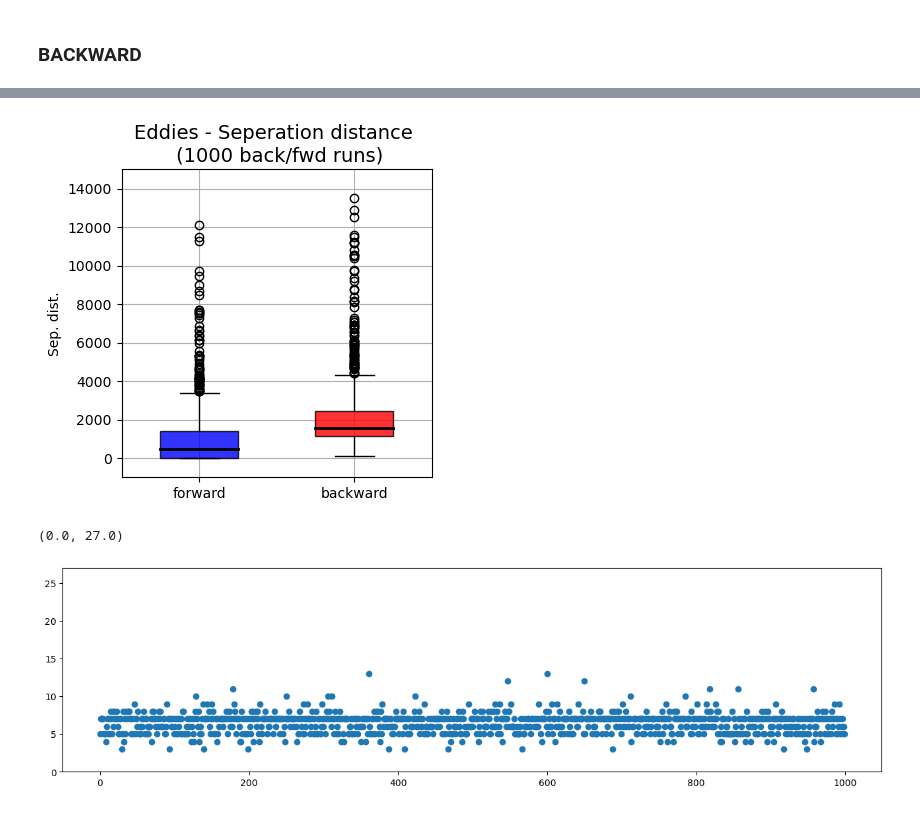
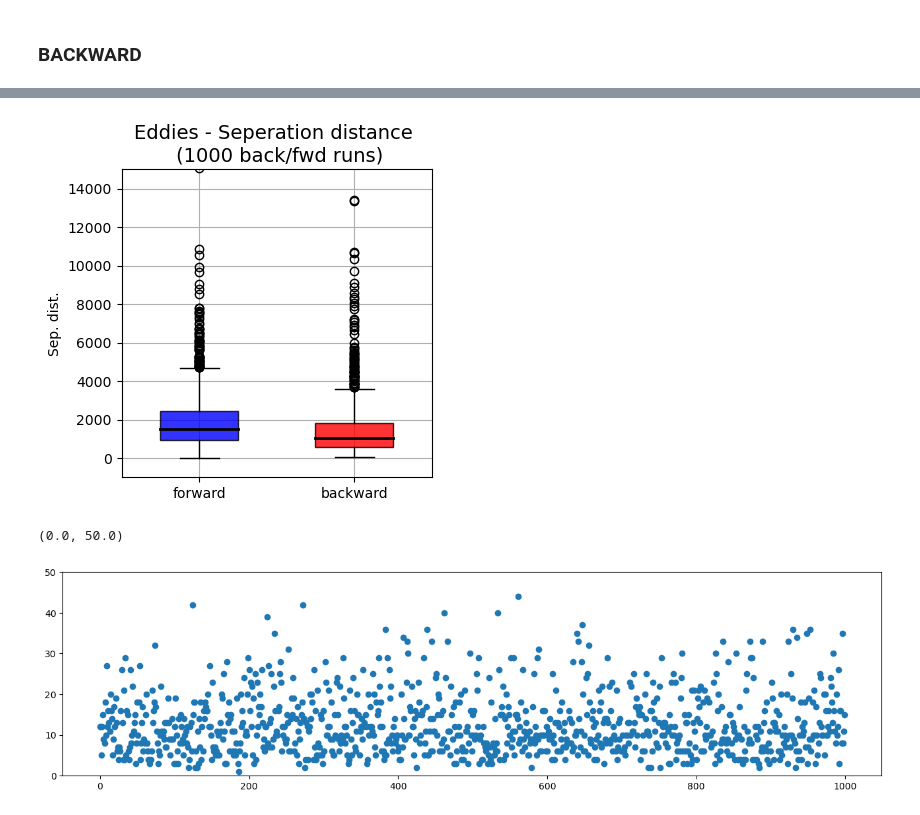
Before and after one commit to bentemoe/backtrack_opendrift, a Jupyter notebook: pick_random_fwd_as_truth_oceandrift_48h/eddies_fwd_pick.ipynb, the cells around one changed output, grey strips where cells are left out. Cells and saved outputs as stored; diff of their text form; code cells hidden in the pictures.

Commit message:
uniform random seeding

```diff
--- a/pick_random_fwd_as_truth_oceandrift_48h/eddies_fwd_pick.ipynb
+++ b/pick_random_fwd_as_truth_oceandrift_48h/eddies_fwd_pick.ipynb
@@ -302,13 +304,13 @@ np.savetxt('ur_area1000_dist_fwd.out', dist_new, delimiter=',')
 # %%
-area_back = np.loadtxt('C:/Users/bente/Documents/BACKTRACK/pick_random_fwd_as_truth_oceandrift_48h/ur_area1000_area_back.out')
-area_fwd_new = np.loadtxt('C:/Users/bente/Documents/BACKTRACK/pick_random_fwd_as_truth_oceandrift_48h/ur_area1000_area_forward.out')
-sepdis_fwd_new = np.loadtxt('C:/Users/bente/Documents/BACKTRACK/pick_random_fwd_as_truth_oceandrift_48h/ur_area1000_sepdis_fwd.out')
-sepdis_back_new = np.loadtxt('C:/Users/bente/Documents/BACKTRACK/pick_random_fwd_as_truth_oceandrift_48h/ur_area1000_sepdis_back.out')
-msd_hits = np.loadtxt('C:/Users/bente/Documents/BACKTRACK/pick_random_fwd_as_truth_oceandrift_48h/ur_area1000_msd_fwd.out')
-msd_hits_back = np.loadtxt('C:/Users/bente/Documents/BACKTRACK/pick_random_fwd_as_truth_oceandrift_48h/ur_area1000_msd_back.out')
-n = np.loadtxt('C:/Users/bente/Documents/BACKTRACK/pick_random_fwd_as_truth_oceandrift_48h/ur_area1000_n.out')
-dist_hits = np.loadtxt('C:/Users/bente/Documents/BACKTRACK/pick_random_fwd_as_truth_oceandrift_48h/ur_area1000_dist_fwd.out')
-dist_hits_back = np.loadtxt('C:/Users/bente/Documents/BACKTRACK/pick_random_fwd_as_truth_oceandrift_48h/ur_area1000_dist_back.out')
+area_back = np.loadtxt('C:/Users/bente/Documents/BACKTRACK/backtracking/pick_random_fwd_as_truth_oceandrift_48h/ed_area1000_area_back.out')
+area_fwd_new = np.loadtxt('C:/Users/bente/Documents/BACKTRACK/backtracking/pick_random_fwd_as_truth_oceandrift_48h/ed_area1000_area_forward.out')
+sepdis_fwd_new = np.loadtxt('C:/Users/bente/Documents/BACKTRACK/backtracking/pick_random_fwd_as_truth_oceandrift_48h/ed_area1000_sepdis_fwd.out')
+sepdis_back_new = np.loadtxt('C:/Users/bente/Documents/BACKTRACK/backtracking/pick_random_fwd_as_truth_oceandrift_48h/ed_area1000_sepdis_back.out')
+msd_hits = np.loadtxt('C:/Users/bente/Documents/BACKTRACK/backtracking/pick_random_fwd_as_truth_oceandrift_48h/ed_area1000_msd_fwd.out')
+msd_hits_back = np.loadtxt('C:/Users/bente/Documents/BACKTRACK/backtracking/pick_random_fwd_as_truth_oceandrift_48h/ed_area1000_msd_back.out')
+n = np.loadtxt('C:/Users/bente/Documents/BACKTRACK/backtracking/pick_random_fwd_as_truth_oceandrift_48h/ed_area1000_n.out')
+dist_fwd = np.loadtxt('C:/Users/bente/Documents/BACKTRACK/backtracking/pick_random_fwd_as_truth_oceandrift_48h/ed_area1000_dist_fwd.out')
+dist_back = np.loadtxt('C:/Users/bente/Documents/BACKTRACK/backtracking/pick_random_fwd_as_truth_oceandrift_48h/ed_area1000_dist_back.out')
 # %%
 plt.figure(figsize=(16,4))
 plt.scatter(range(len(area_back)), area_back, color='red', linestyle='-', label='backward')
@@ -392,14 +394,14 @@ plt.title('Eddies - Seperation distance \n (1000 back/fwd runs)', fontsize=14)
 plt.ylim([-1000,15000])
 plt.grid()
 # %% [output]
-[figure, old version]
+[figure, new version]
 # %%
 plt.figure(figsize=(16,4))
 plt.scatter(range(len(n)),n)
-plt.ylim([0,27])
+plt.ylim([0,50])
 # %% [output]
-(0.0, 27.0)
+(0.0, 50.0)
-[figure, old version]
+[figure, new version]
 # %%
 import cartopy.crs as ccrs
 import cartopy
```
Also changed, not shown: parts of 15 cells of this notebook, 33 other files.
